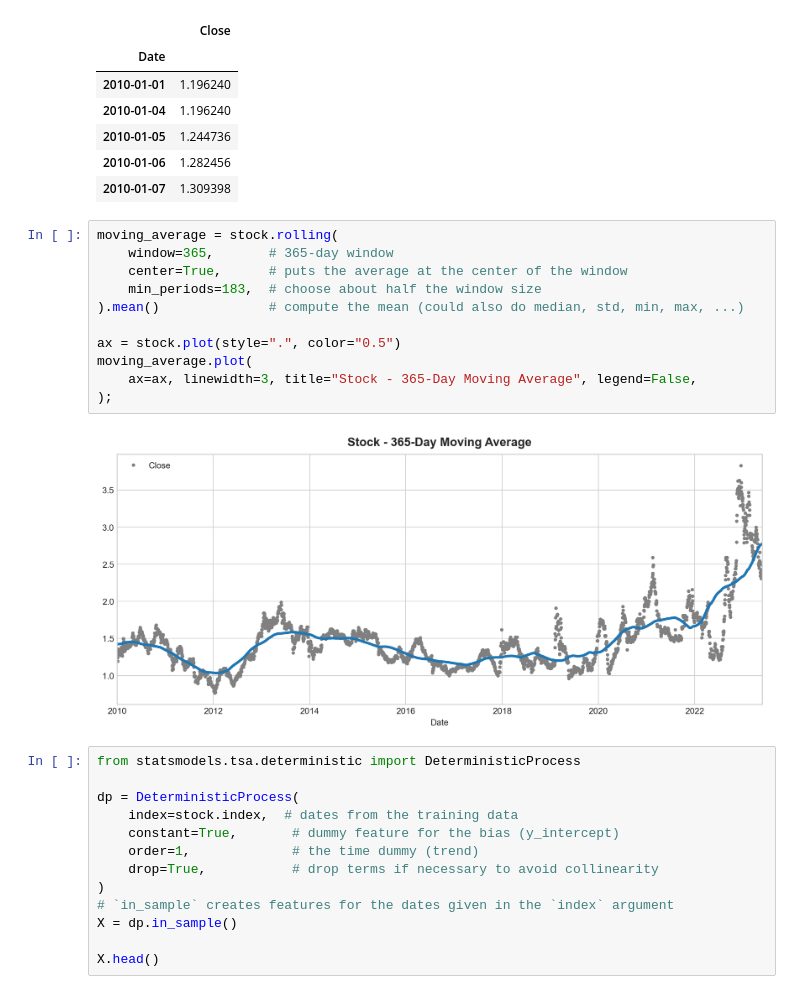
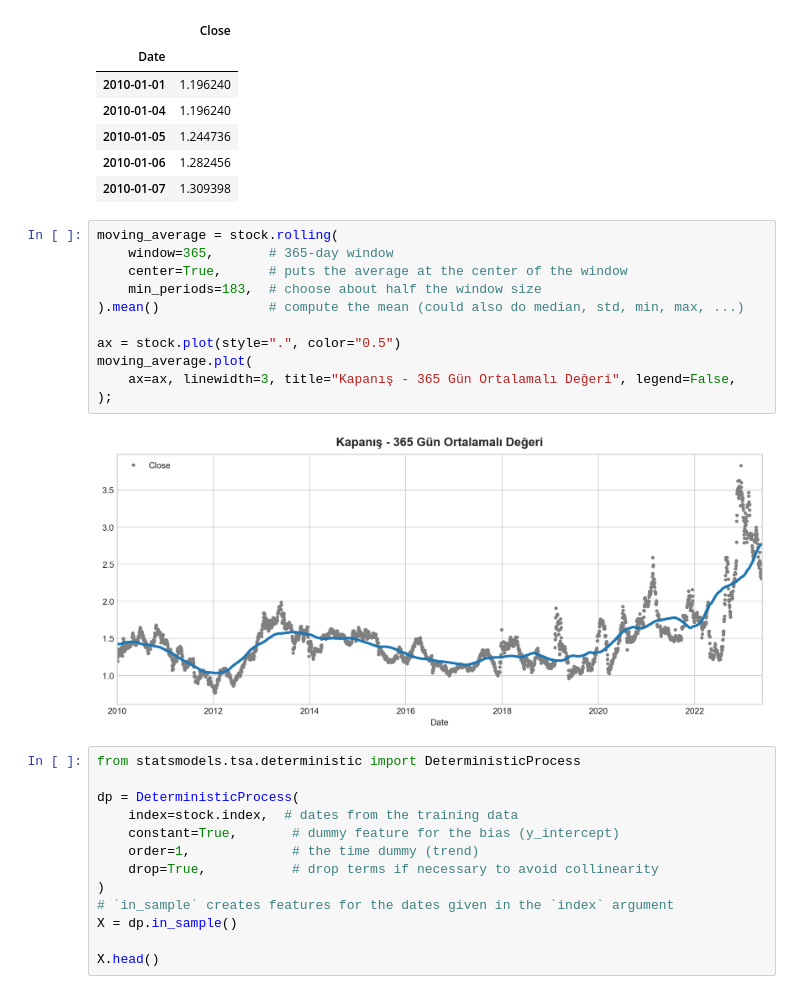
Before and after one commit to seyfullah/KaggleWorks, a Jupyter notebook: TimeSeries/Lesson2-Trend-Stock.ipynb, the cells around one changed output. Cells and saved outputs as stored; diff of their text form.

```diff
--- a/TimeSeries/Lesson2-Trend-Stock.ipynb
+++ b/TimeSeries/Lesson2-Trend-Stock.ipynb
@@ -45,16 +45,16 @@ stock.head()
 # %%
 moving_average = stock.rolling(
     window=365,       # 365-day window
     center=True,      # puts the average at the center of the window
     min_periods=183,  # choose about half the window size
 ).mean()              # compute the mean (could also do median, std, min, max, ...)
 
 ax = stock.plot(style=".", color="0.5")
 moving_average.plot(
-    ax=ax, linewidth=3, title="Stock - 365-Day Moving Average", legend=False,
+    ax=ax, linewidth=3, title="Kapanış - 365 Gün Ortalamalı Değeri", legend=False,
 );
 # %% [output]
-[figure, old version]
+[figure, new version]
 # %%
 from statsmodels.tsa.deterministic import DeterministicProcess
 
```
Also changed, not shown: parts of 2 cells of this notebook, 2 other files.
